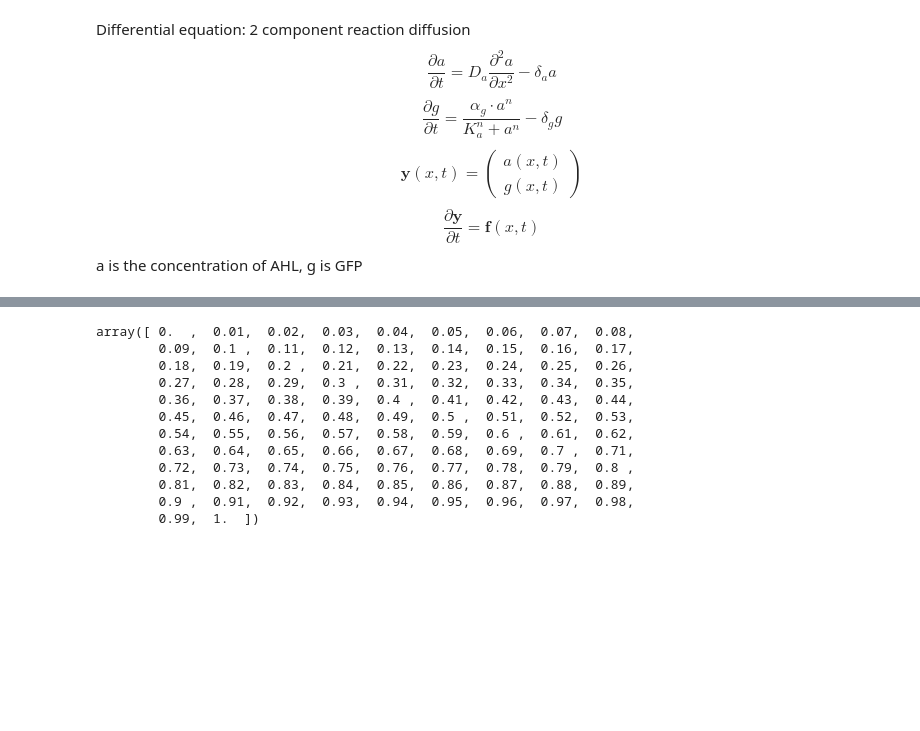
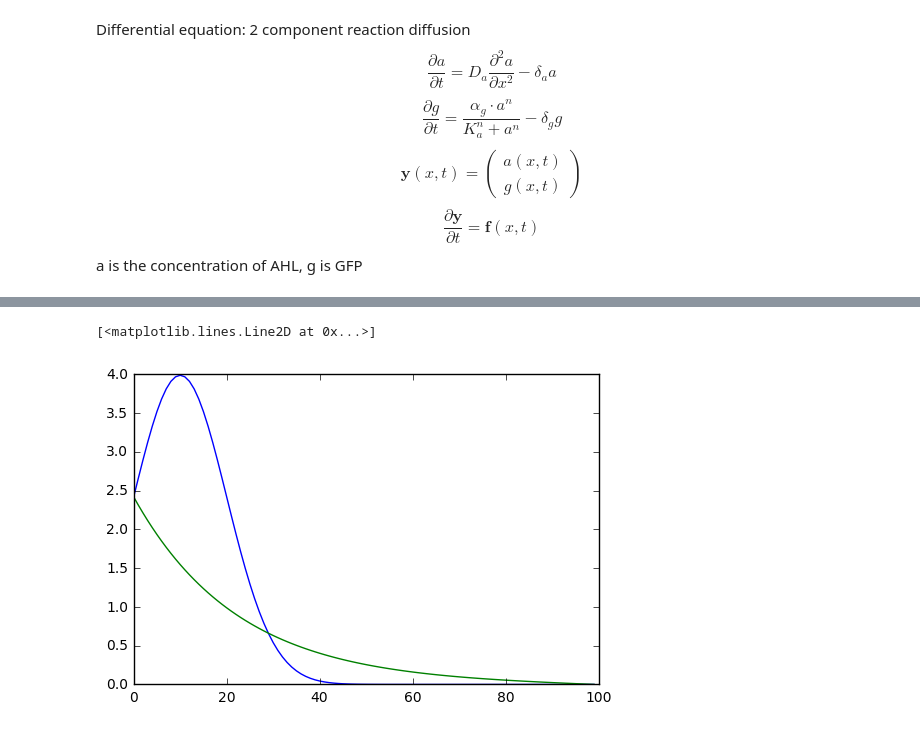
Before and after one commit to JohnHenningsen/RDsim, a Jupyter notebook: rdSim1.ipynb, the cells around one changed output, grey strips where cells are left out. Saved outputs shown, nothing was run; the diff lists cells and outputs as text; code cells hidden in the pictures; blank space fills up the shorter version.

```diff
--- a/rdSim1.ipynb
+++ b/rdSim1.ipynb
@@ -56,25 +55,30 @@ $$ \frac{\partial \boldsymbol{y}}{\partial t} = \boldsymbol{f}(x,t) $$
 a is the concentration of AHL, g is GFP
 # %%
 def rd(y, t, Da, delta_a, n, Ka, alpha_g, delta_g):
-    a, g = y
+    varLength = int(len(y)/2)
+    a = y[0:varLength-1]
+    g = y[varLength:-1]
     ac = a[1:-1]
     gc = g[1:-1]
     dydt = np.zeros_like(y)
-    dydt[:,1:-1] = [Da*diffTwo(a) - delta_a*ac, \
-                    (alpha_g*np.power(ac,n))/(np.power(Ka,n)+np.power(ac,n)) - delta_g*gc]
-    dydt[:,0] = 0
-    dydt[:,-1] = 0
+    dydt[1:varLength-2] = Da*diffTwo(a) - delta_a*ac
+    dydt[varLength+1:-2] = (alpha_g*np.power(ac,n))/(np.power(Ka,n)+np.power(ac,n)) - delta_g*gc
+    return dydt
 # %%
-a0 = np.zeros_like(x)
-a0[0:20] = 1.
+#a0 = np.zeros_like(x)
+#a0[0:20] = 1.
+a0 = gaussian(x, 0.1, 0.1)
 g0 = np.zeros_like(a0)
-y0 = [a0,g0]
+y0 = np.append(a0,g0)
 
-Da = 0.1
-delta_a = 0.01
+Da = 0.05
+delta_a = 1
 n = 5.
 Ka = 1.
 alpha_g = 10.0
 delta_g = 0.01
 # %%
-ft = odeint(rd, y0, t, (Da,delta_a,n,Ka,alpha_g,delta_g))
+y = odeint(rd, y0, t, (Da,delta_a,n,Ka,alpha_g,delta_g))
+varLength = int(len(y[0,:])/2)
+a = y[:,0:varLength-1]
+g = y[:,varLength:-1]
@@ -87,15 +85,6 @@ SyntaxError: invalid syntax (<ipython-input-87-83669071b8d3>, line 1)
-# %%
-np.linspace(0,1,101)
-# %% [output]
-array([ 0.  ,  0.01,  0.02,  0.03,  0.04,  0.05,  0.06,  0.07,  0.08,
-        0.09,  0.1 ,  0.11,  0.12,  0.13,  0.14,  0.15,  0.16,  0.17,
-        0.18,  0.19,  0.2 ,  0.21,  0.22,  0.23,  0.24,  0.25,  0.26,
-        0.27,  0.28,  0.29,  0.3 ,  0.31,  0.32,  0.33,  0.34,  0.35,
-        0.36,  0.37,  0.38,  0.39,  0.4 ,  0.41,  0.42,  0.43,  0.44,
-        0.45,  0.46,  0.47,  0.48,  0.49,  0.5 ,  0.51,  0.52,  0.53,
-        0.54,  0.55,  0.56,  0.57,  0.58,  0.59,  0.6 ,  0.61,  0.62,
-        0.63,  0.64,  0.65,  0.66,  0.67,  0.68,  0.69,  0.7 ,  0.71,
-        0.72,  0.73,  0.74,  0.75,  0.76,  0.77,  0.78,  0.79,  0.8 ,
-        0.81,  0.82,  0.83,  0.84,  0.85,  0.86,  0.87,  0.88,  0.89,
-        0.9 ,  0.91,  0.92,  0.93,  0.94,  0.95,  0.96,  0.97,  0.98,
-        0.99,  1.  ])
+# %%
+plt.plot(a[0,:])
+plt.plot(a[-1,:])
+# %% [output]
+[<matplotlib.lines.Line2D at 0x...>]
+[figure, added]
```
Also changed, not shown: parts of 7 cells of this notebook.
